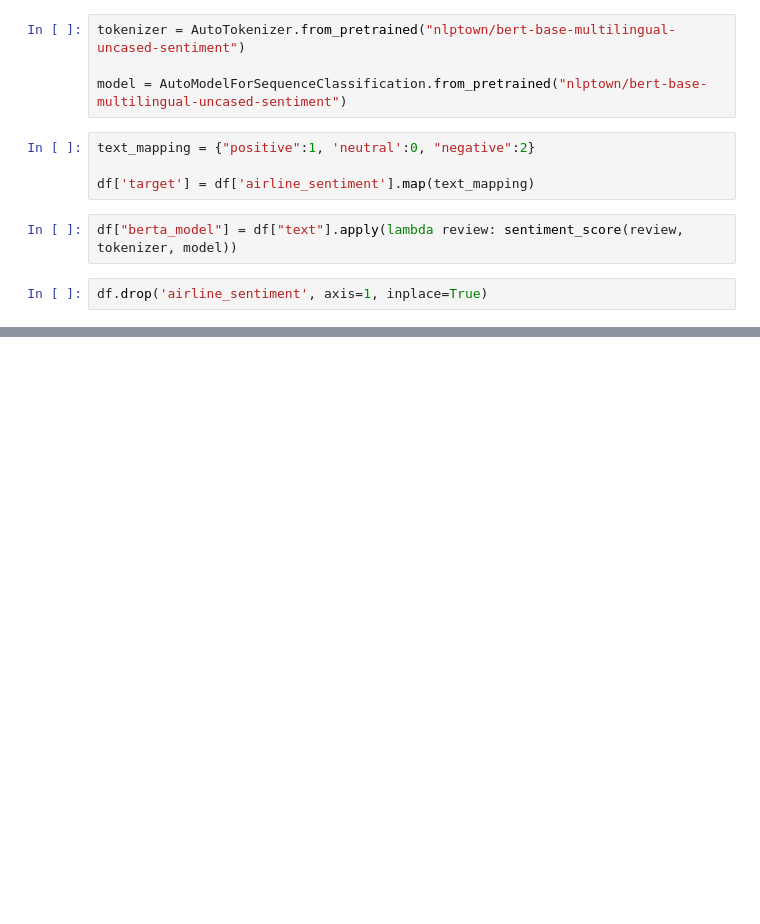
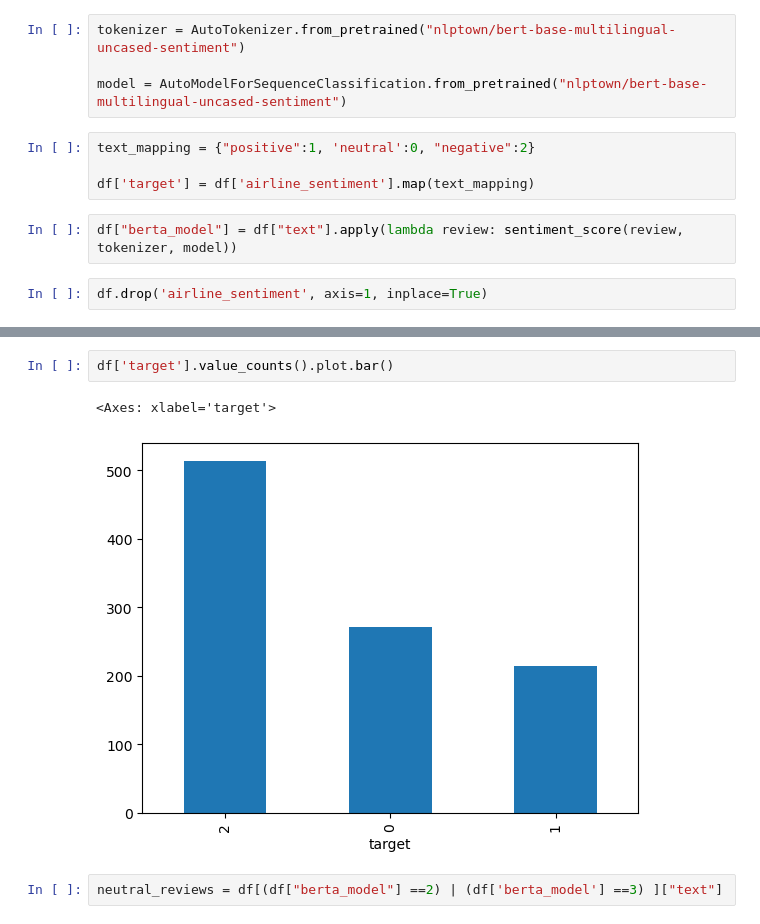
Before and after one commit to MaukanMir/NLP-Course-Docs-, a Jupyter notebook: airline-sentiment-3.ipynb, the cells around one changed output, grey strips where cells are left out. Drawn from its saved outputs; the diff is of its cells as text; blank space fills up the shorter version.

```diff
--- a/airline-sentiment-3.ipynb
+++ b/airline-sentiment-3.ipynb
@@ -88,0 +110,7 @@ df.drop('airline_sentiment', axis=1, inplace=True)
+# %%
+df['target'].value_counts().plot.bar()
+# %% [output]
+<Axes: xlabel='target'>
+[figure, added]
+# %%
+neutral_reviews = df[(df["berta_model"] ==2) | (df['berta_model'] ==3) ]["text"]
```
Also changed, not shown: parts of 3 cells of this notebook.
